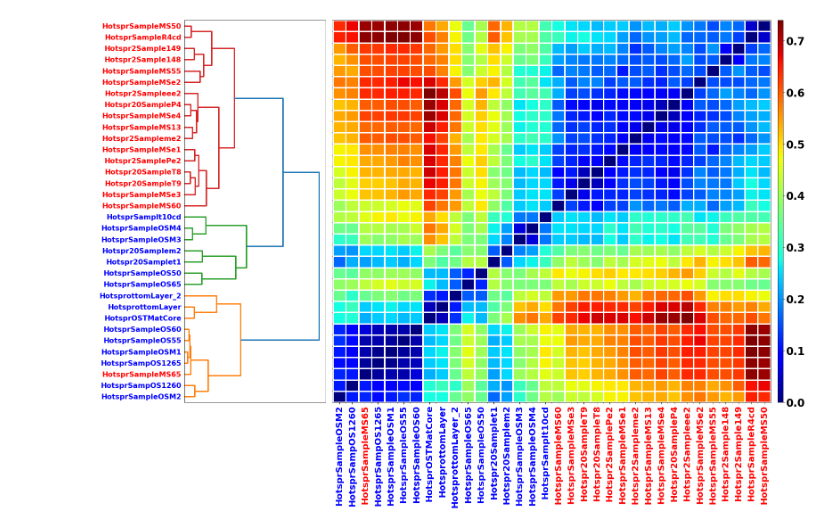
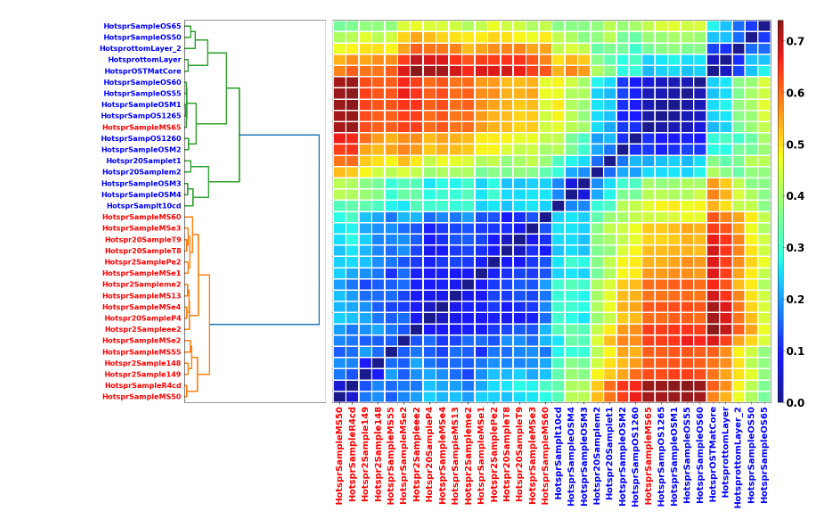
Before and after one commit to hsmurali/Hot_Springs_Analysis, a Jupyter notebook: Scripts/Strain-Analysis/Synechococcus_Paper/Cluster_Presence_Absence_Matrix_Novel_Contigs.ipynb, the cells around one changed output. Saved outputs shown, nothing was run; the diff lists cells and outputs as text; code cells hidden in the pictures.

```diff
--- a/Scripts/Strain-Analysis/Synechococcus_Paper/Cluster_Presence_Absence_Matrix_Novel_Contigs.ipynb
+++ b/Scripts/Strain-Analysis/Synechococcus_Paper/Cluster_Presence_Absence_Matrix_Novel_Contigs.ipynb
@@ -25,9 +25,9 @@ plt.rcParams.update(rcParams)
 MAT = Dist_Mat
 
 fig = plt.figure(figsize=(22,17))
-axdendro = fig.add_axes([0.12,0.25,0.2,0.7])
-Y = sch.linkage(MAT, method='complete',optimal_ordering=True)
-Z = sch.dendrogram(Y, orientation='right', color_threshold = 0.6*max(Y[:,2]))
+axdendro = fig.add_axes([0.1,0.25,0.2,0.7])
+Y = sch.linkage(MAT, method='ward',optimal_ordering=True)
+Z = sch.dendrogram(Y, orientation='right', color_threshold = 0.8*max(Y[:,2]))
 index = Z['leaves']
 ticks = np.array(df.index.tolist())
 axdendro.set_xticks([])
@@ -35,36 +35,36 @@ axdendro.set_yticklabels(ticks[index], size = 16)
 a = [axdendro.get_yticklabels()[i].set_color('red')
      if (sample_spring[ticks[index][i]] == 'Mushroom' )
      else axdendro.get_yticklabels()[i].set_color('blue')
      for i in range(len(axdendro.get_yticklabels()))]
 
-axmatrix = fig.add_axes([0.33,0.25,0.62,0.7])
+axmatrix = fig.add_axes([0.31,0.25,0.62,0.7])
 
 MAT = MAT[index,:]
 MAT = MAT[:,index]
 MAT = np.round(MAT, 2)
 #MAT[MAT == 0] = np.inf
-im = axmatrix.imshow(MAT, aspect='auto', origin='lower', interpolation = 'none', cmap = 'jet', alpha = 1)
+im = axmatrix.imshow(MAT, aspect='auto', origin='lower', interpolation = 'none', cmap = 'jet', alpha = 0.9)
 axmatrix.set_xticks(list(range(0, len(ticks))))
 axmatrix.set_xticklabels(ticks[index], rotation = 90, size = 20)
 axmatrix.xaxis.set_ticks_position('bottom')
 ng = len(ticks)
 axmatrix.set_xticks(np.arange(-.5, 34, 1), minor=True)
 axmatrix.set_yticks(np.arange(-.5, 34, 1), minor=True)
 a = [axmatrix.get_xticklabels()[i].set_color('red')
      if (sample_spring[ticks[index][i]] == 'Mushroom' )
      else axmatrix.get_xticklabels()[i].set_color('blue')
      for i in range(len(axmatrix.get_xticklabels()))]
 
 # Gridlines based on minor ticks
 axmatrix.grid(which='minor', color='white', linestyle='-', linewidth=3)
 
 axmatrix.set_yticks([])
 
-axcolor = fig.add_axes([0.96,0.25,0.0075,0.7])
+axcolor = fig.add_axes([0.94,0.25,0.0075,0.7])
 plt.colorbar(im, cax=axcolor)
 
 fig.subplots_adjust(bottom = 0.001, left = 0.01)
-#fig.savefig('/Users/harihara/Research-Activities/Plots/Hot_Spring_Plots/Synechococcus-Paper/\
-#Cluster_Novel_Contigs(Reads).pdf')
+fig.savefig('/Users/harihara/Research-Activities/Plots/Hot_Spring_Plots/Synechococcus-Paper/\
+Cluster_Novel_Contigs(Reads).pdf')
 # %% [output]
-[figure, old version]
+[figure, new version]
```
Also changed, not shown: parts of 2 cells of this notebook.
